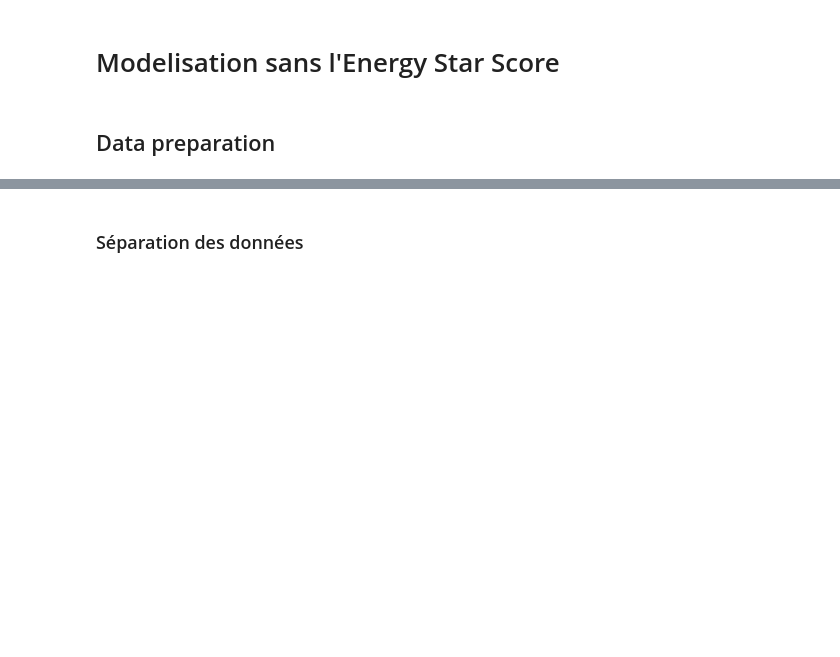
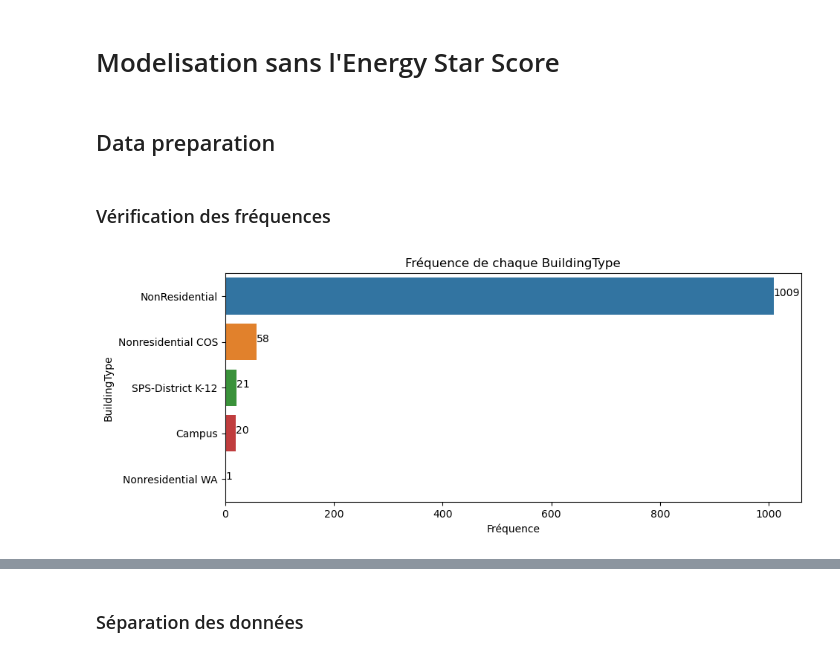
Before and after one commit to Stely-data/OC-Projet-4, a Jupyter notebook: Deveau_Estelle_2_notebook_prediction_EnergyUse_022024.ipynb, the cells around one changed output, grey strips where cells are left out. Drawn from its saved outputs; the diff is of its cells as text; code cells hidden in the pictures; blank space fills up the shorter version.

```diff
--- a/Deveau_Estelle_2_notebook_prediction_EnergyUse_022024.ipynb
+++ b/Deveau_Estelle_2_notebook_prediction_EnergyUse_022024.ipynb
@@ -102,3 +102,27 @@ Dans un premier temps, nous allons travailler en excluant l'ENERGYSTARScore puis
 # Modelisation sans l'Energy Star Score
 # %% [markdown]
 ## Data preparation
+# %% [markdown]
+### Vérification des fréquences
+# %%
+# Compter le nombre d'occurrences pour chaque BuildingType
+group_counts = df['BuildingType'].value_counts().reset_index()
+group_counts.columns = ['BuildingType', 'Counts']
+
+plt.figure(figsize=(10, 4))
+
+# Créer un graphique à barres
+barplot  =  sns.barplot(y='BuildingType', x='Counts', data=group_counts, hue='BuildingType', palette='tab10', legend=False)
+
+# Ajouter des étiquettes de texte pour chaque barre
+for index, row in group_counts.iterrows():
+    barplot.text(row['Counts'], index, row['Counts'], color='black', ha="left")
+
+# Ajouter des titres et des labels
+plt.title('Fréquence de chaque BuildingType')
+plt.xlabel('Fréquence')
+plt.ylabel('BuildingType')
+
+plt.show()
+# %% [output]
+[figure, added]
```
Also changed, not shown: parts of 35 cells of this notebook.
